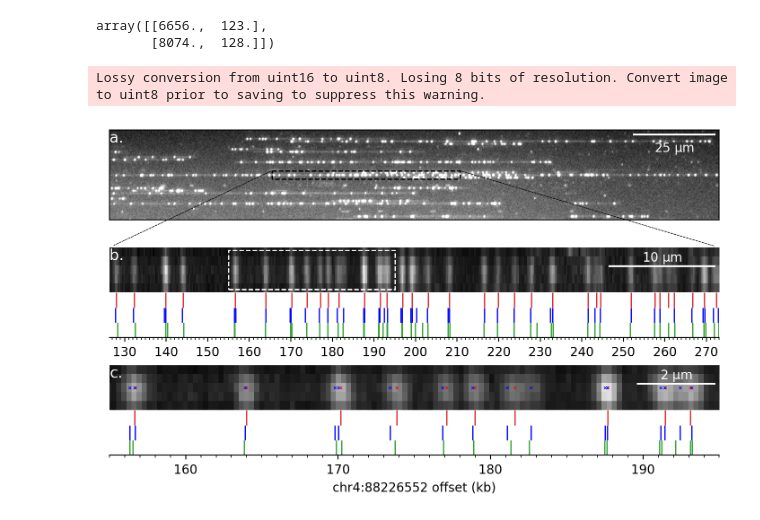
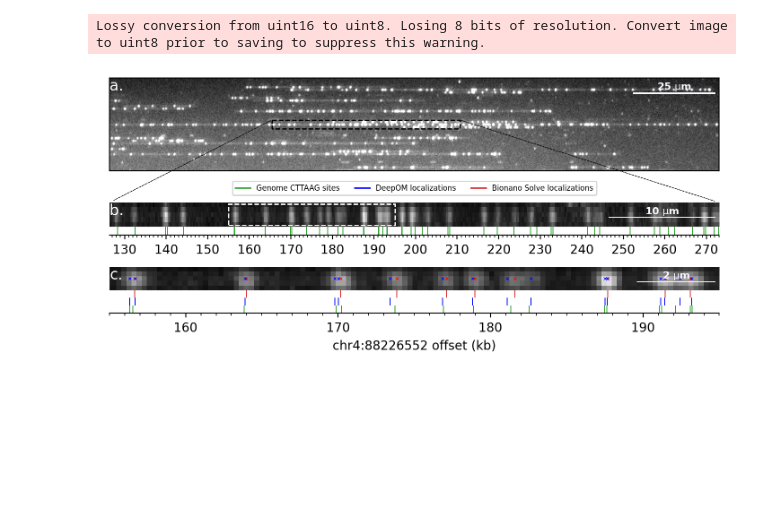
Before and after one commit to yevgenin/DeepOM, a Jupyter notebook: notebooks/images_figure.ipynb, the cells around one changed output. Drawn from its saved outputs; the diff is of its cells as text; code cells hidden in the pictures; blank space fills up the shorter version.

```diff
--- a/notebooks/images_figure.ipynb
+++ b/notebooks/images_figure.ipynb
@@ -15,11 +15,6 @@ refs = data.refs
 inference_item = data.inference_item
 
 scalebar_scale = 130e-9
-# %%
-item.crop_item.parent_bnx_item.bionano_image.endpoints
-# %% [output]
-array([[6656.,  123.],
-       [8074.,  128.]])
 # %%
 im = item.crop_item.parent_bnx_item.bionano_image
 im.read_jxr_image()
@@ -30,12 +25,14 @@ imageio.imwrite("../figures/fov_image.jpg", im)
 Lossy conversion from uint16 to uint8. Losing 8 bits of resolution. Convert image to uint8 prior to saving to suppress this warning.
 # %%
 
+from matplotlib.lines import Line2D
+from matplotlib.font_manager import FontProperties
 from matplotlib import patches
 from matplotlib.patches import Rectangle, ConnectionPatch
 
 # pyplot.rcParams['axes.titley'] = 1.0
 # pyplot.rcParams['axes.titley'] = 1.0
-_, axs = pyplot.subplots(figsize=(7, 4), dpi=200, nrows=3)
+_, axs = pyplot.subplots(figsize=(7, 3), dpi=200, nrows=3, gridspec_kw=dict(height_ratios=[2, .7, 1]))
 
 titles = [
     "a.",
@@ -43,7 +40,7 @@ titles = [
     "c.",
 ]
 title_kw = dict(loc="left", y=1.0, pad=-10, fontdict={"color": "w"})
-
+####################################################################
 pyplot.sca(axs[0])
 pyplot.title("a.", **title_kw)
 
@@ -53,7 +50,9 @@ fov_image = rescale_intensity(fov_image, in_range=(250, 600))
 
 pyplot.imshow(fov_image, cmap="gray", aspect="auto")
 
-pyplot.gca().add_artist(ScaleBar(scalebar_scale, color="w", box_alpha=0, width_fraction=.02))
+scalebar_kw = dict(color="ghostwhite", box_alpha=0, scale_loc="top", location="upper right", width_fraction=.02, sep=0,
+                                     font_properties=dict(weight="bold", size=8))
+pyplot.gca().add_artist(ScaleBar(scalebar_scale, **scalebar_kw))
 
 ax = pyplot.gca()
 ax.xaxis.set_visible(False)
@@ -79,33 +78,36 @@ x, y = (mol_offset / scale, fov_image.shape[0] // 2 - h / 2)
 w = (lims[1] - lims[0]) / scale
 rect0 = Rectangle((x, y), w, h, edgecolor='k', fill=False, linestyle="--")
 ax.add_patch(rect0)
+
+pyplot.legend(
+    [Line2D([0], [0], color=c, linewidth=1, linestyle='-') for c in ["tab:green", "b", "tab:red"]],
+    ["Genome CTTAAG sites", "DeepOM localizations", "Bionano Solve localizations"],
+    ncol=3, loc="lower center",
+    fontsize=6,
+    bbox_to_anchor=(0.5, -.3)
+)
+####################################################################
 pyplot.sca(axs[1])
+
 pyplot.title("b.", **title_kw)
 
 
 bionano_locs = item.crop_item.pixel_locs * scale
 locs = item.alignment_qry
 scatter_kw = dict(marker="x", s=5, alpha=1, linewidths=.5)
+
 def plot_molecule():
     pyplot.imshow(im_displ[::-1], cmap='gray', extent=[0, im_displ.shape[-1] * scale, 3, 6], aspect="auto")
-
-    pyplot.eventplot([rvec_show - offset, locs, bionano_locs],
-                     lineoffsets=[.5, 1.5, 2.5], colors=["tab:green", "b", "tab:red"],
-                     linelengths=[1, 1, 1], linewidths=1)
-
-    pyplot.xlim(lims[0] - offset, lims[1] - offset)
-    pyplot.ylim(0, None)
     set_only_x_visible()
     set_formatter(lambda x, _: int(x / 1000))
 
-    pyplot.gca().add_artist(ScaleBar(scalebar_scale / scale, color="w", box_alpha=0, scale_loc="top", location="upper right", width_fraction=.02, sep=0))
+    pyplot.gca().add_artist(ScaleBar(scalebar_scale / scale, **scalebar_kw))
 
 
 plot_molecule()
 
 zoom_lims = 155 * 1000, 195 * 1000
-# for z in zoom_lims:
-#     pyplot.axvline(z, ls="--", c="m", lw=2)
+
 ax = pyplot.gca()
 margin_rect = .2
 rect1 = Rectangle((zoom_lims[0], 3 + margin_rect), (zoom_lims[1] - zoom_lims[0]), 3 - margin_rect * 2,
@@ -115,41 +117,53 @@ ax.add_patch(rect1)
 ax = pyplot.gca()
 ax.xaxis.set_major_locator(MultipleLocator(10000))
 ax.xaxis.set_minor_locator(MultipleLocator(1000))
+
+ref_sites = rvec_show - offset
+linewidths = .7
+pyplot.eventplot([ref_sites],
+                 lineoffsets=[2.5], colors=["tab:green"],
+                 linelengths=[1], linewidths=linewidths)
+
+pyplot.xlim(lims[0] - offset, lims[1] - offset)
+pyplot.ylim(2, None)
+####################################################################
 pyplot.sca(axs[2])
 
 ax = pyplot.gca()
 ax.xaxis.set_major_locator(MultipleLocator(10000))
 ax.xaxis.set_minor_locator(MultipleLocator(1000))
-# rect1 = Rectangle((zoom_lims[0], 3 + margin_rect), (zoom_lims[1] - zoom_lims[0]), 3 - margin_rect * 2,
-#                       edgecolor='w', fill=False, linestyle="--")
-# # margin2 = .04
-# axs[2].add_patch(rect1)
+
 pyplot.title("c.",  **title_kw)
 pyplot.scatter(bionano_locs, [4.5] * len(bionano_locs), c="r", **scatter_kw)
 pyplot.scatter(locs, [4.5] * len(locs), c="b", **scatter_kw)
+
+pyplot.eventplot([ref_sites, locs, bionano_locs],
+                 lineoffsets=[.5, 1.5, 2.5], colors=["tab:green", "b", "tab:red"],
+                 linelengths=[1, 1, 1], linewidths=linewidths)
+
 plot_molecule()
 pyplot.xlim(*zoom_lims)
-# pyplot.subplots_adjust(hspace=.7)
+
+pyplot.ylim(0, None)
 pyplot.tight_layout(pad=.5)
 pyplot.xlabel(f"chr{item.ref_id}:{int(offset)} offset (kb)")
 fig = pyplot.gcf()
 arrow_kw = dict(
     coordsA=axs[0].transData,
     coordsB=axs[1].transAxes,
     shrinkA=1,
     shrinkB=4,
-    # Default shrink parameter is 0 so can be omitted
     color="black",
     linestyle="--",
-    arrowstyle="-",  # "normal" arrow
-    mutation_scale=10,  # controls arrow head size
+    arrowstyle="-",
+    mutation_scale=10,
     linewidth=.5,
 )
 x, y = rect0.xy
 w = rect0.get_width()
 fig.patches.extend([ConnectionPatch((x, y), (0, 1), **arrow_kw), ConnectionPatch((x + w, y), (1, 1), **arrow_kw)])
 
 for ext in [".pdf", ".jpg"]:
     pyplot.savefig(Path("../../DeepOM-Paper/figures") / ("images_figure" + ext), bbox_inches='tight')
 # %% [output]
-[figure, old version]
+[figure, new version]
```
Also changed, not shown: 2 other files.
